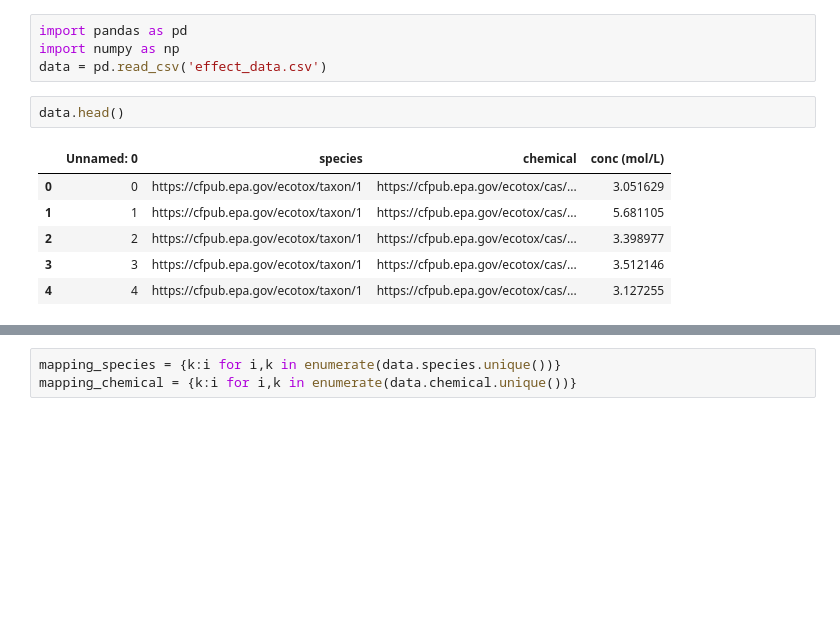
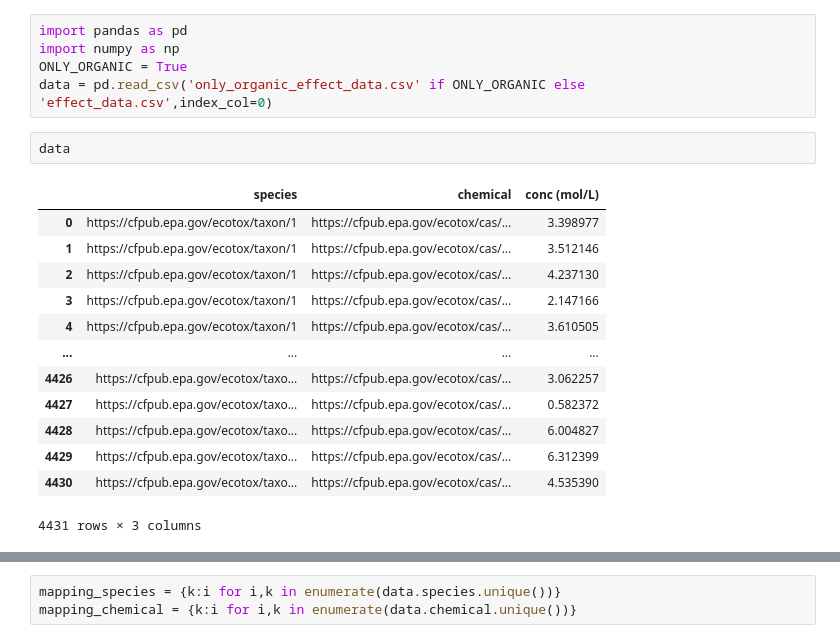
Before and after one commit to NIVA-Knowledge-Graph/kge_ecotox_regression, a Jupyter notebook: eda.ipynb, the cells around one changed output, grey strips where cells are left out. Cells and saved outputs as stored; diff of their text form; blank space fills up the shorter version.

```diff
--- a/eda.ipynb
+++ b/eda.ipynb
@@ -1,16 +1,24 @@
 # %%
 import pandas as pd
 import numpy as np
-data = pd.read_csv('effect_data.csv')
+ONLY_ORGANIC = True
+data = pd.read_csv('only_organic_effect_data.csv' if ONLY_ORGANIC else 'effect_data.csv',index_col=0)
 # %%
-data.head()
+data
 # %% [output]
-|  | Unnamed: 0 | species | chemical | conc (mol/L) |
-| 0 | 0 | https://cfpub.epa.gov/ecotox/taxon/1 | https://cfpub.epa.gov/ecotox/cas/... | 3.051629 |
-| 1 | 1 | https://cfpub.epa.gov/ecotox/taxon/1 | https://cfpub.epa.gov/ecotox/cas/... | 5.681105 |
-| 2 | 2 | https://cfpub.epa.gov/ecotox/taxon/1 | https://cfpub.epa.gov/ecotox/cas/... | 3.398977 |
-| 3 | 3 | https://cfpub.epa.gov/ecotox/taxon/1 | https://cfpub.epa.gov/ecotox/cas/... | 3.512146 |
-| 4 | 4 | https://cfpub.epa.gov/ecotox/taxon/1 | https://cfpub.epa.gov/ecotox/cas/... | 3.127255 |
+|  | species | chemical | conc (mol/L) |
+| 0 | https://cfpub.epa.gov/ecotox/taxon/1 | https://cfpub.epa.gov/ecotox/cas/... | 3.398977 |
+| 1 | https://cfpub.epa.gov/ecotox/taxon/1 | https://cfpub.epa.gov/ecotox/cas/... | 3.512146 |
+| 2 | https://cfpub.epa.gov/ecotox/taxon/1 | https://cfpub.epa.gov/ecotox/cas/... | 4.237130 |
+| 3 | https://cfpub.epa.gov/ecotox/taxon/1 | https://cfpub.epa.gov/ecotox/cas/... | 2.147166 |
+| 4 | https://cfpub.epa.gov/ecotox/taxon/1 | https://cfpub.epa.gov/ecotox/cas/... | 3.610505 |
+| ... | ... | ... | ... |
+| 4426 | https://cfpub.epa.gov/ecotox/taxo... | https://cfpub.epa.gov/ecotox/cas/... | 3.062257 |
+| 4427 | https://cfpub.epa.gov/ecotox/taxo... | https://cfpub.epa.gov/ecotox/cas/... | 0.582372 |
+| 4428 | https://cfpub.epa.gov/ecotox/taxo... | https://cfpub.epa.gov/ecotox/cas/... | 6.004827 |
+| 4429 | https://cfpub.epa.gov/ecotox/taxo... | https://cfpub.epa.gov/ecotox/cas/... | 6.312399 |
+| 4430 | https://cfpub.epa.gov/ecotox/taxo... | https://cfpub.epa.gov/ecotox/cas/... | 4.535390 |
+4431 rows × 3 columns
 # %%
 data.groupby('species').count().chemical.hist(bins=30,log=True)
 # %% [output]
```
Also changed, not shown: parts of 14 cells of this notebook, 7 other files.
